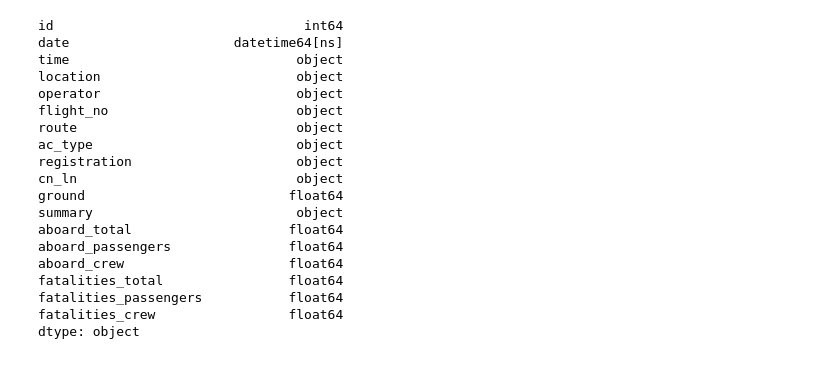
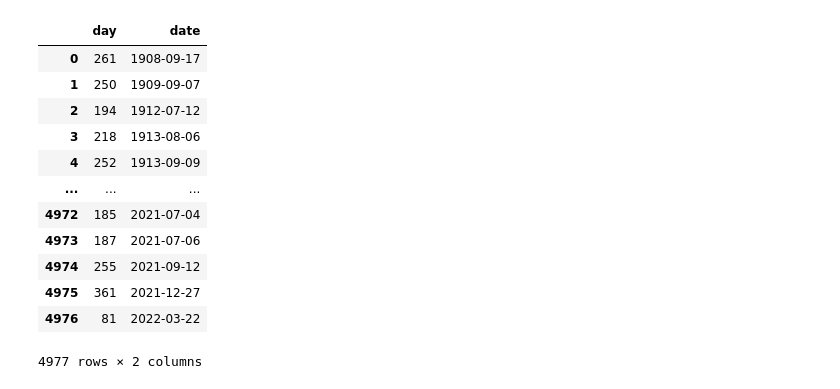
Before and after one commit to Arbuz0/aviation-accidents, a Jupyter notebook: EDA.ipynb, the cells around one changed output. Cells and saved outputs as stored; diff of their text form; code cells hidden in the pictures.

```diff
--- a/EDA.ipynb
+++ b/EDA.ipynb
@@ -80,11 +43,0 @@ data_import
-# %%
-data_import[['aboard_total', 'aboard_passengers', 'aboard_crew']] = data_import['aboard'].str.split(';', expand=True)
-
-data_import['aboard_passengers'] = (data_import['aboard_passengers'].str)[12:]
-data_import['aboard_crew'] = (data_import['aboard_crew'].str)[6:]
-
-data_import = data_import.replace('?', np.nan)
-
-data_import = data_import.astype({'aboard_total': float, 'aboard_passengers': float, 'aboard_crew': float}, errors='raise')
-
-data_import[['aboard_total', 'aboard_passengers', 'aboard_crew']]
@@ -105,11 +43,0 @@ data_import[['aboard_total', 'aboard_passengers', 'aboard_crew']]
-# %%
-data_import[['fatalities_total', 'fatalities_passengers', 'fatalities_crew']] = data_import['fatalities'].str.split(';', expand=True)
-
-data_import['fatalities_passengers'] = (data_import['fatalities_passengers'].str)[12:]
-data_import['fatalities_crew'] = (data_import['fatalities_crew'].str)[6:]
-
-data_import = data_import.replace('?', np.nan)
-
-data_import = data_import.astype({'fatalities_total': float, 'fatalities_passengers': float, 'fatalities_crew': float}, errors='raise')
-
-data_import[['fatalities_total', 'fatalities_passengers', 'fatalities_crew']]
@@ -130,3 +43,0 @@ data_import[['fatalities_total', 'fatalities_passengers', 'fatalities_crew']]
-# %%
-data_import = data_import.drop({'aboard', 'fatalities'}, axis=1)
-data_import.head()
@@ -139,0 +44,10 @@ data_import.head()
+# %%
+data_import['date'] = pd.to_datetime(data_import['date'], format='%Y-%m-%d')
+
+data_import['year'] = pd.DatetimeIndex(data_import['date']).year
+
+data_import['month_number'] = pd.DatetimeIndex(data_import['date']).month
+data_import['month_name'] = data_import['month_number'].apply(lambda x: calendar.month_abbr[x])
+
+
+data_import.info()
@@ -140,24 +85,17 @@ data_import.head()
 # %%
-data_import['date'] = pd.to_datetime(data_import['date'], format='%B %d, %Y')
+data_import['day'] = pd.to_datetime(data_import['date'], '%Y-%m-%d').dt.dayofyear
+data_import[{'date', 'day'}]
+# %% [output]
+|  | day | date |
+| 0 | 261 | 1908-09-17 |
+| 1 | 250 | 1909-09-07 |
+| 2 | 194 | 1912-07-12 |
+| 3 | 218 | 1913-08-06 |
+| 4 | 252 | 1913-09-09 |
+| ... | ... | ... |
+| 4972 | 185 | 2021-07-04 |
+| 4973 | 187 | 2021-07-06 |
+| 4974 | 255 | 2021-09-12 |
+| 4975 | 361 | 2021-12-27 |
+| 4976 | 81 | 2022-03-22 |
+4977 rows × 2 columns
-# %%
-data_import.dtypes
-# %% [output]
-id                                int64
-date                     datetime64[ns]
-time                             object
-location                         object
-operator                         object
-flight_no                        object
-route                            object
-ac_type                          object
-registration                     object
-cn_ln                            object
-ground                          float64
-summary                          object
-aboard_total                    float64
-aboard_passengers               float64
-aboard_crew                     float64
-fatalities_total                float64
-fatalities_passengers           float64
-fatalities_crew                 float64
-dtype: object
```
Also changed, not shown: parts of 25 cells of this notebook, 2 other files.
